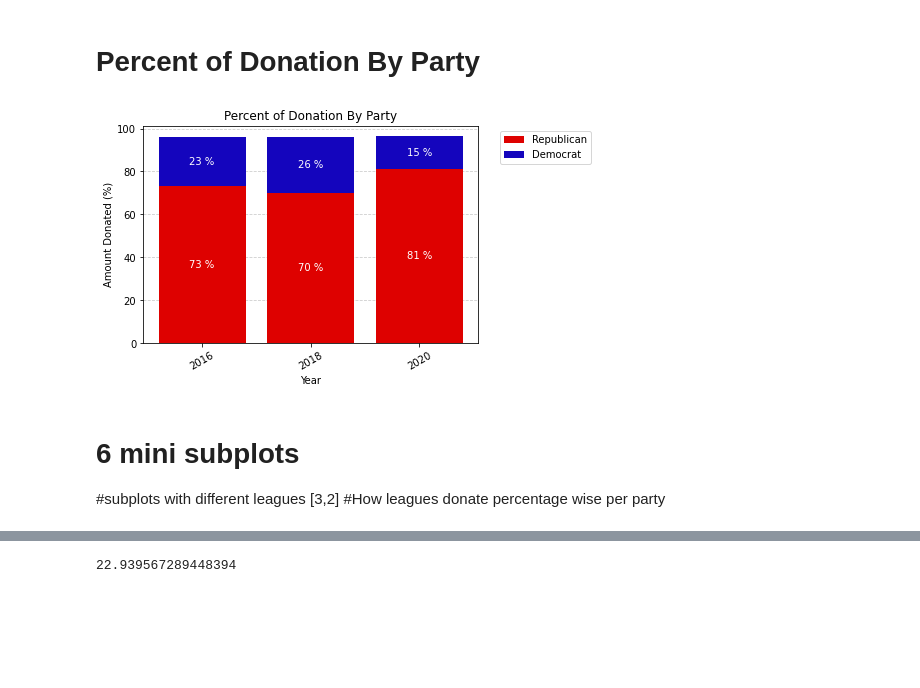
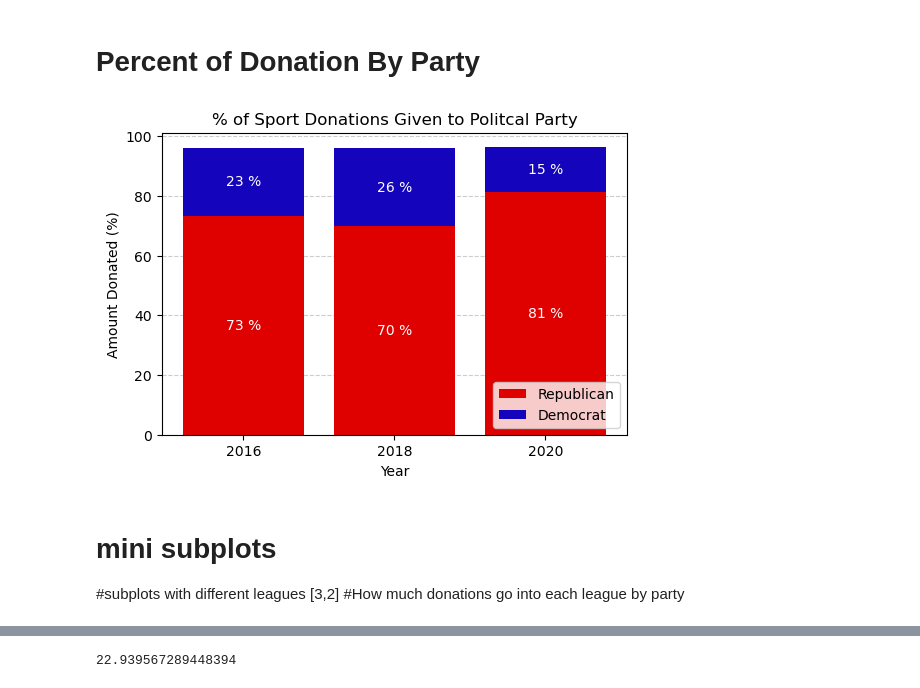
Before and after one commit to richcoca/CIS9655Project, a Jupyter notebook: Project- Part 2.ipynb, the cells around one changed output, grey strips where cells are left out. Saved outputs shown, nothing was run; the diff lists cells and outputs as text; code cells hidden in the pictures; blank space fills up the shorter version.

```diff
--- a/Project- Part 2.ipynb
+++ b/Project- Part 2.ipynb
@@ -155,38 +155,39 @@ info2
 # %%
 #Main Stackbar Graph
 labels =['2016','2018','2020']
 width = 0.80
 fig, ax = plt.subplots()
 ax.bar(data ['year'], data ['values'],width, label = 'Republican',color = '#DE0100')
 ax.bar(data2 ['year'], data2 ['values'],width, label = 'Democrat',color = '#1405BD', bottom = data['values'])
 
 #label percentages on bars
 for p in ax.patches:
         width, height = p.get_width(), p.get_height()
         x, y = p.get_xy()
         ax.text(x+width/2,
                 y+height/2,
                 '{:.0f} %'.format(height),
                 horizontalalignment='center',
                 verticalalignment='center',
                 color = '#FFFFFF')
 
 # grid lines
 ax.set_axisbelow(True)
 ax.yaxis.grid(color='black', linestyle='dashed', alpha=0.2)
 
 #labels
-plt.xticks(rotation=30, horizontalalignment="center")
+#plt.xticks(rotation=30, horizontalalignment="center")
 ax.set_xlabel('Year')
 ax.set_ylabel('Amount Donated (%)')
-ax.set_title('Percent of Donation By Party')
-ax.legend(bbox_to_anchor=(1.05, 1.0), loc='upper left')
+ax.set_title('% of Sport Donations Given to Politcal Party')
+ax.legend(loc = 4)
+fig.set_dpi(100)
 plt.show()
 # %% [output]
-[figure, old version]
+[figure, new version]
 # %% [markdown]
-# 6 mini subplots
+# mini subplots
 #subplots with different leagues  [3,2]
-#How leagues donate percentage wise per party
+#How much donations go into each league by party
 # %%
 dfgroup2 = df.groupby(['League', 'Party'], as_index=False)['Amount'].sum()
```
Also changed, not shown: parts of 8 cells of this notebook.
